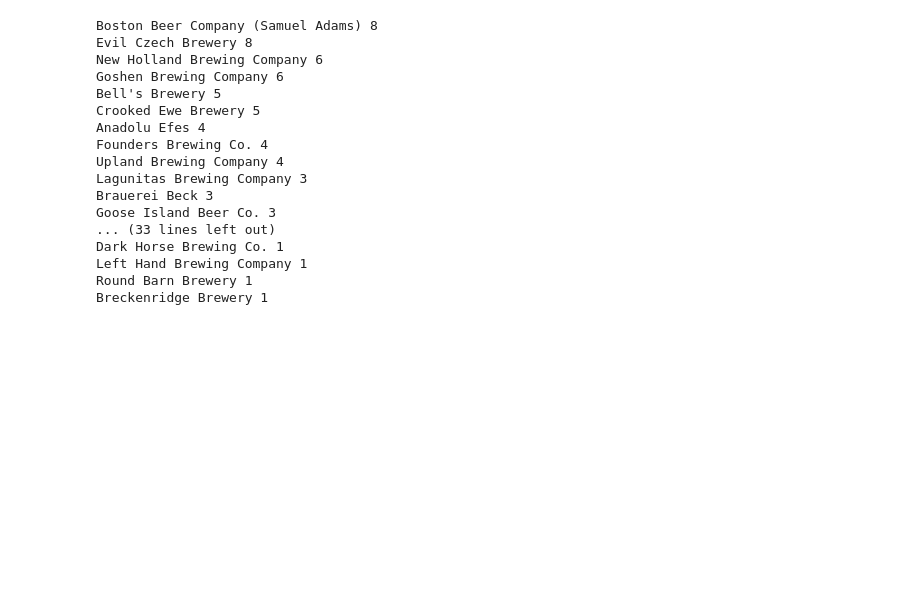
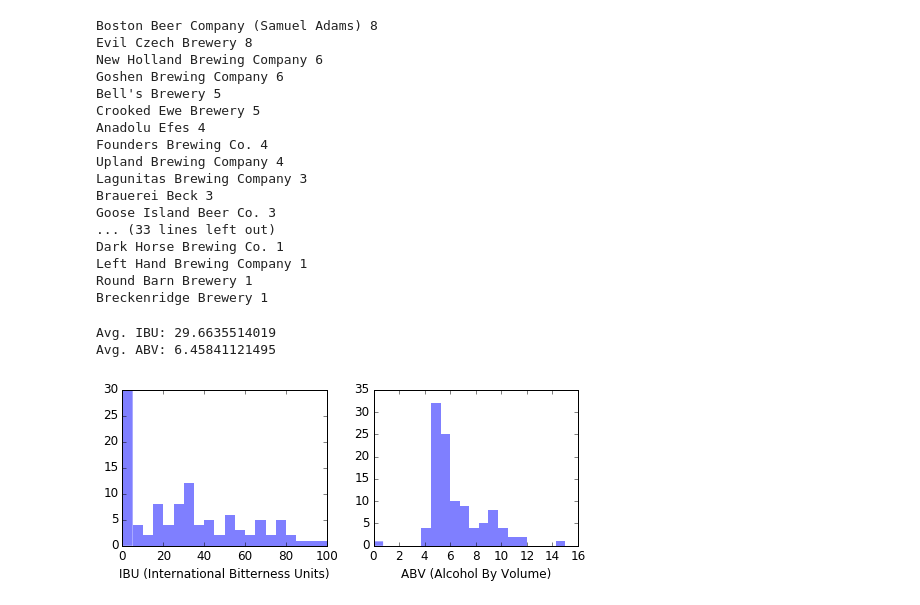
Before and after one commit to onurvarol/my_beer_exploration, a Jupyter notebook: untappd_analysis.ipynb, the cells around one changed output. Cells and saved outputs as stored; diff of their text form; code cells hidden in the pictures; blank space fills up the shorter version.

Commit message:
ibu-plots

```diff
--- a/untappd_analysis.ipynb
+++ b/untappd_analysis.ipynb
@@ -145,3 +141,25 @@ Dark Horse Brewing Co. 1
 Left Hand Brewing Company 1
 Round Barn Brewery 1
 Breckenridge Brewery 1
+# %%
+ibuList, abvList = list(), list()
+for b in uniqueBeers:
+    ibuList.append(b['beer']['beer_ibu'])
+    abvList.append(b['beer']['beer_abv'])
+
+print 'Avg. IBU: {}'.format(np.mean(ibuList))
+print 'Avg. ABV: {}'.format(np.mean(abvList))
+
+fig, axarr = plt.subplots(1, 2, figsize=(7,3))
+axarr[0].hist(ibuList, bins=20, alpha=0.5, linewidth=0)
+axarr[0].set_xlabel('IBU (International Bitterness Units)', fontsize=12)
+axarr[0].tick_params(axis='both', which='major', labelsize=12)
+
+axarr[1].hist(abvList, bins=20, alpha=0.5, linewidth=0)
+axarr[1].set_xlabel('ABV (Alcohol By Volume)', fontsize=12)
+axarr[1].tick_params(axis='both', which='major', labelsize=12)
+plt.tight_layout()
+# %% [output]
+Avg. IBU: 29.6635514019
+Avg. ABV: 6.45841121495
+[figure, added]
```
Also changed, not shown: parts of 4 cells of this notebook.
